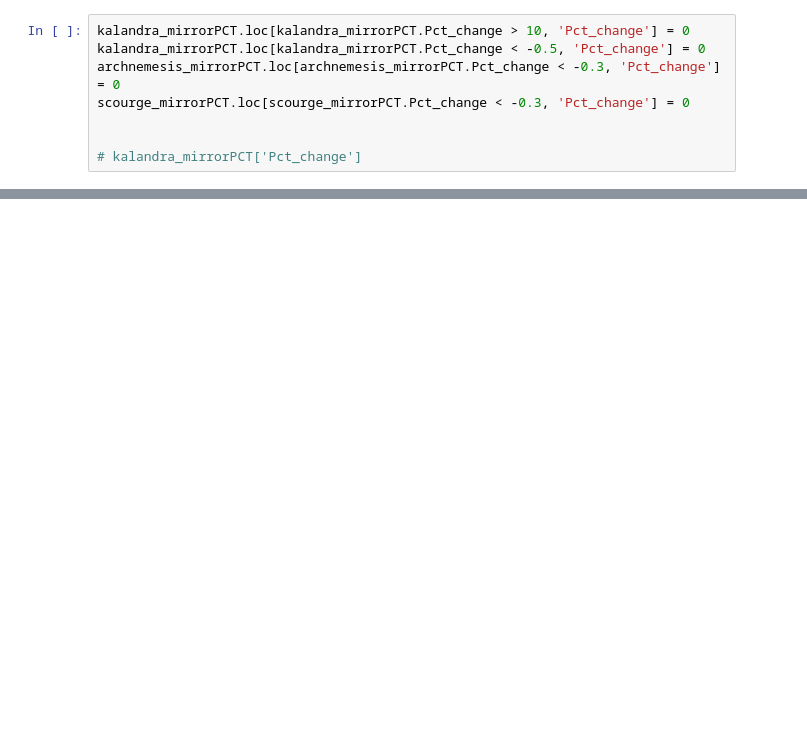
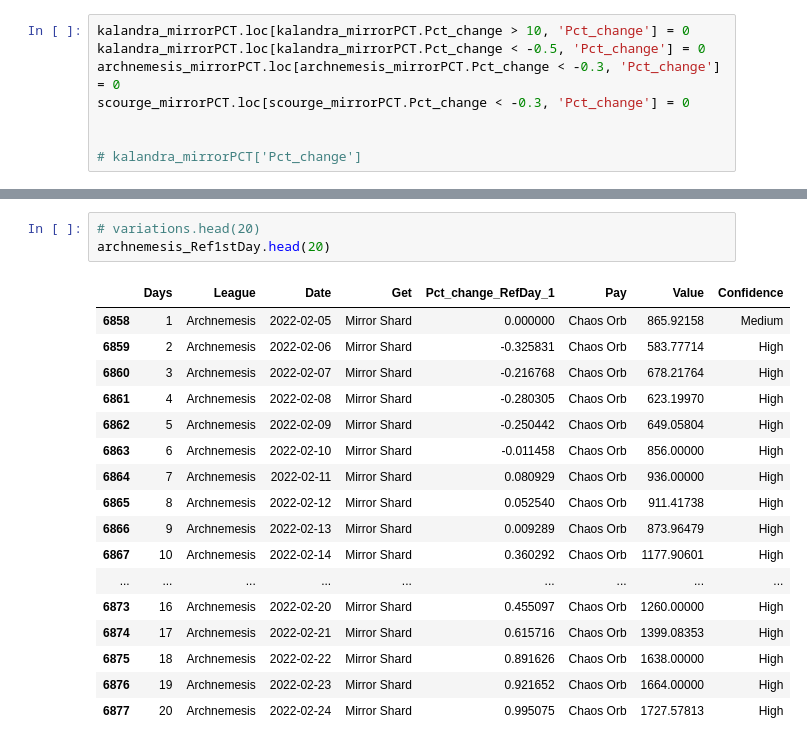
Before and after one commit to 0olol/POE-Market-Price-Analysis, a Jupyter notebook: mirrorShard.ipynb, the cells around one changed output, grey strips where cells are left out. Drawn from its saved outputs; the diff is of its cells as text; blank space fills up the shorter version.

```diff
--- a/mirrorShard.ipynb
+++ b/mirrorShard.ipynb
@@ -146,0 +370,21 @@ fig.show()
+# %%
+# variations.head(20)
+archnemesis_Ref1stDay.head(20)
+# %% [output]
+|  | Days | League | Date | Get | Pct_change_RefDay_1 | Pay | Value | Confidence |
+| 6858 | 1 | Archnemesis | 2022-02-05 | Mirror Shard | 0.000000 | Chaos Orb | 865.92158 | Medium |
+| 6859 | 2 | Archnemesis | 2022-02-06 | Mirror Shard | -0.325831 | Chaos Orb | 583.77714 | High |
+| 6860 | 3 | Archnemesis | 2022-02-07 | Mirror Shard | -0.216768 | Chaos Orb | 678.21764 | High |
+| 6861 | 4 | Archnemesis | 2022-02-08 | Mirror Shard | -0.280305 | Chaos Orb | 623.19970 | High |
+| 6862 | 5 | Archnemesis | 2022-02-09 | Mirror Shard | -0.250442 | Chaos Orb | 649.05804 | High |
+| 6863 | 6 | Archnemesis | 2022-02-10 | Mirror Shard | -0.011458 | Chaos Orb | 856.00000 | High |
+| 6864 | 7 | Archnemesis | 2022-02-11 | Mirror Shard | 0.080929 | Chaos Orb | 936.00000 | High |
+| 6865 | 8 | Archnemesis | 2022-02-12 | Mirror Shard | 0.052540 | Chaos Orb | 911.41738 | High |
+| 6866 | 9 | Archnemesis | 2022-02-13 | Mirror Shard | 0.009289 | Chaos Orb | 873.96479 | High |
+| 6867 | 10 | Archnemesis | 2022-02-14 | Mirror Shard | 0.360292 | Chaos Orb | 1177.90601 | High |
+| ... | ... | ... | ... | ... | ... | ... | ... | ... |
+| 6873 | 16 | Archnemesis | 2022-02-20 | Mirror Shard | 0.455097 | Chaos Orb | 1260.00000 | High |
+| 6874 | 17 | Archnemesis | 2022-02-21 | Mirror Shard | 0.615716 | Chaos Orb | 1399.08353 | High |
+| 6875 | 18 | Archnemesis | 2022-02-22 | Mirror Shard | 0.891626 | Chaos Orb | 1638.00000 | High |
+| 6876 | 19 | Archnemesis | 2022-02-23 | Mirror Shard | 0.921652 | Chaos Orb | 1664.00000 | High |
+| 6877 | 20 | Archnemesis | 2022-02-24 | Mirror Shard | 0.995075 | Chaos Orb | 1727.57813 | High |
```
Also changed, not shown: parts of 23 cells of this notebook, 1 other file.
